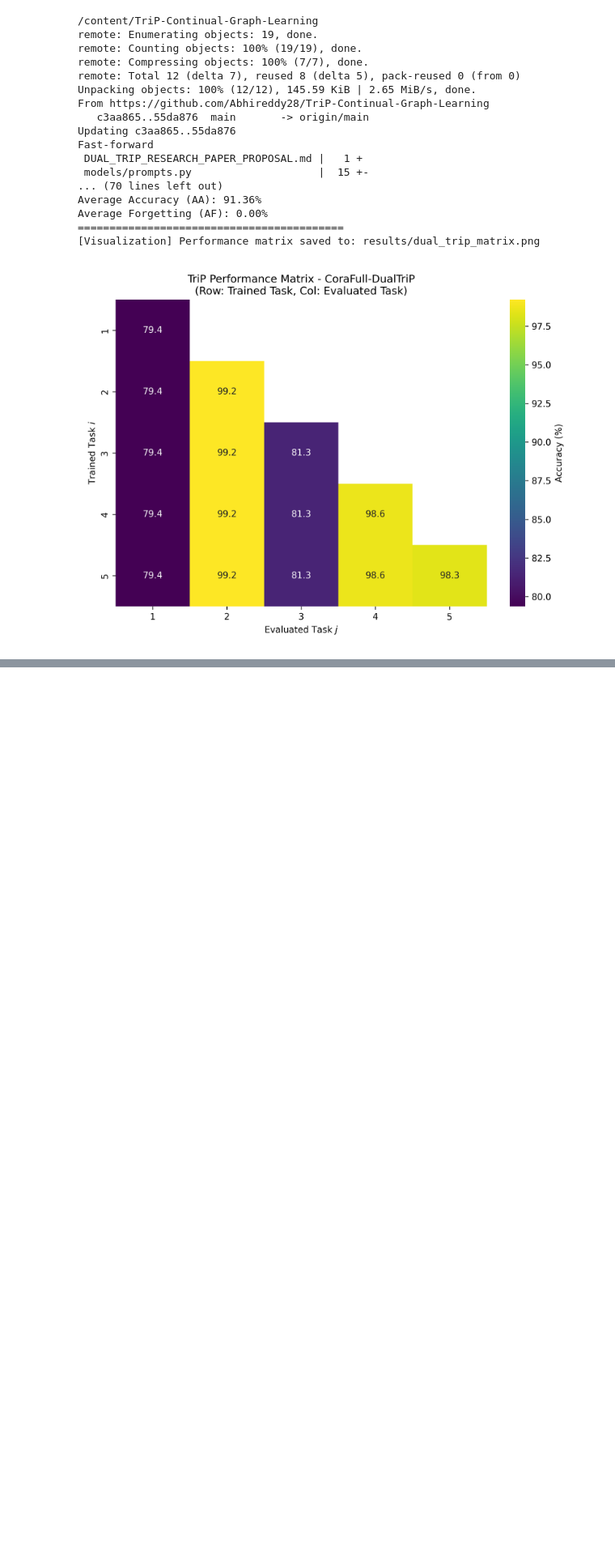
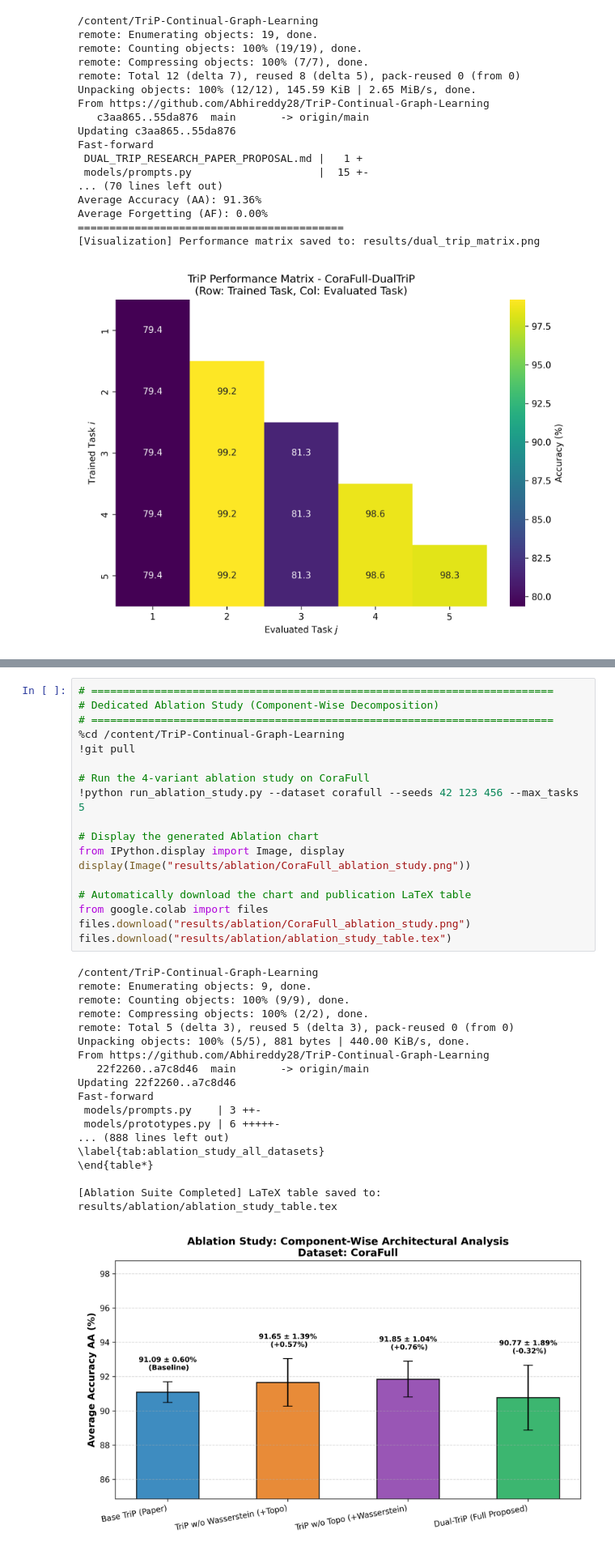
Before and after one commit to Abhireddy28/TriP-Continual-Graph-Learning, a Jupyter notebook: notebooks/TriP_Colab_Runner.ipynb, the cells around one changed output, grey strips where cells are left out. Shown at 81% size. Saved outputs shown, nothing was run; the diff lists cells and outputs as text; blank space fills up the shorter version.

```diff
--- a/notebooks/TriP_Colab_Runner.ipynb
+++ b/notebooks/TriP_Colab_Runner.ipynb
@@ -700,0 +866,37 @@ LaTeX table saved to: results/CoraFull_significance_table.tex
+# %%
+# =========================================================================
+# Dedicated Ablation Study (Component-Wise Decomposition)
+# =========================================================================
+%cd /content/TriP-Continual-Graph-Learning
+!git pull
+
+# Run the 4-variant ablation study on CoraFull
+!python run_ablation_study.py --dataset corafull --seeds 42 123 456 --max_tasks 5
+
+# Display the generated Ablation chart
+from IPython.display import Image, display
+display(Image("results/ablation/CoraFull_ablation_study.png"))
+
+# Automatically download the chart and publication LaTeX table
+from google.colab import files
+files.download("results/ablation/CoraFull_ablation_study.png")
+files.download("results/ablation/ablation_study_table.tex")
+# %% [output]
+/content/TriP-Continual-Graph-Learning
+remote: Enumerating objects: 9, done.
+remote: Counting objects: 100% (9/9), done.
+remote: Compressing objects: 100% (2/2), done.
+remote: Total 5 (delta 3), reused 5 (delta 3), pack-reused 0 (from 0)
+Unpacking objects: 100% (5/5), 881 bytes | 440.00 KiB/s, done.
+From https://github.com/Abhireddy28/TriP-Continual-Graph-Learning
+   22f2260..a7c8d46  main       -> origin/main
+Updating 22f2260..a7c8d46
+Fast-forward
+ models/prompts.py    | 3 ++-
+ models/prototypes.py | 6 +++++-
+... (888 lines left out)
+\label{tab:ablation_study_all_datasets}
+\end{table*}
+
+[Ablation Suite Completed] LaTeX table saved to: results/ablation/ablation_study_table.tex
+[figure, added]
```
Also changed, not shown: parts of 10 cells of this notebook.
